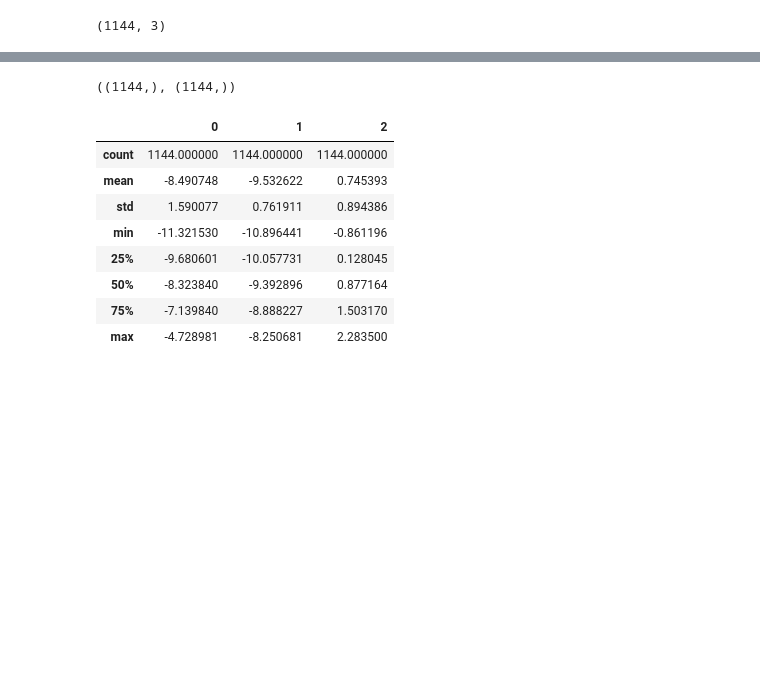
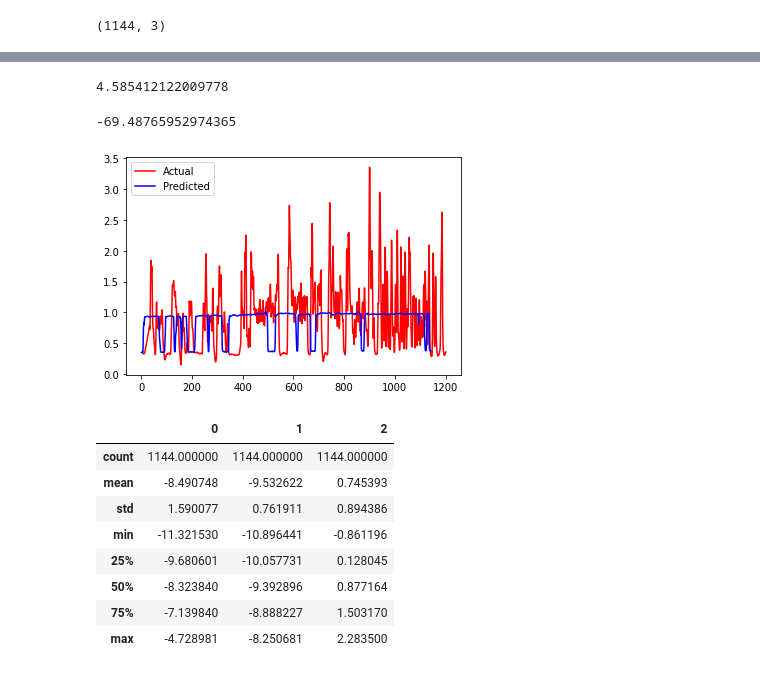
Before and after one commit to msaad1311/TfL-Dataset, a Jupyter notebook: src/EDA-Part2.ipynb, the cells around one changed output, grey strips where cells are left out. Drawn from its saved outputs; the diff is of its cells as text; code cells hidden in the pictures; blank space fills up the shorter version.

```diff
--- a/src/EDA-Part2.ipynb
+++ b/src/EDA-Part2.ipynb
@@ -312,4 +299,8 @@ SyntaxError: invalid syntax (<ipython-input-39-3a1aded500c8>, line 1)
+# %%
+math.sqrt(mse(veh1_urban_am['CO Mass'].values,predictions[:,0]))*1000
+# %% [output]
+4.585412122009778
 # %%
-veh1_urban_am['CO Mass'].values.shape,predictions[:,0].shape
+r2_score(veh1_urban_am['CO Mass'].values,predictions[:,0])*100
 # %% [output]
-((1144,), (1144,))
+-69.48765952974365
@@ -318,3 +307,10 @@ p = pd.DataFrame(scaler_output.inverse_transform(predictions))
+# %%
+plt.plot(veh1_urban_am['CO2 Mass'],color='r',label='Actual')
+plt.plot(predictions[:,2],color='b',label='Predicted')
+plt.legend()
+plt.show()
+# %% [output]
+[figure, added]
 # %%
 p.describe()
 # %% [output]
```
Also changed, not shown: parts of 16 cells of this notebook.
